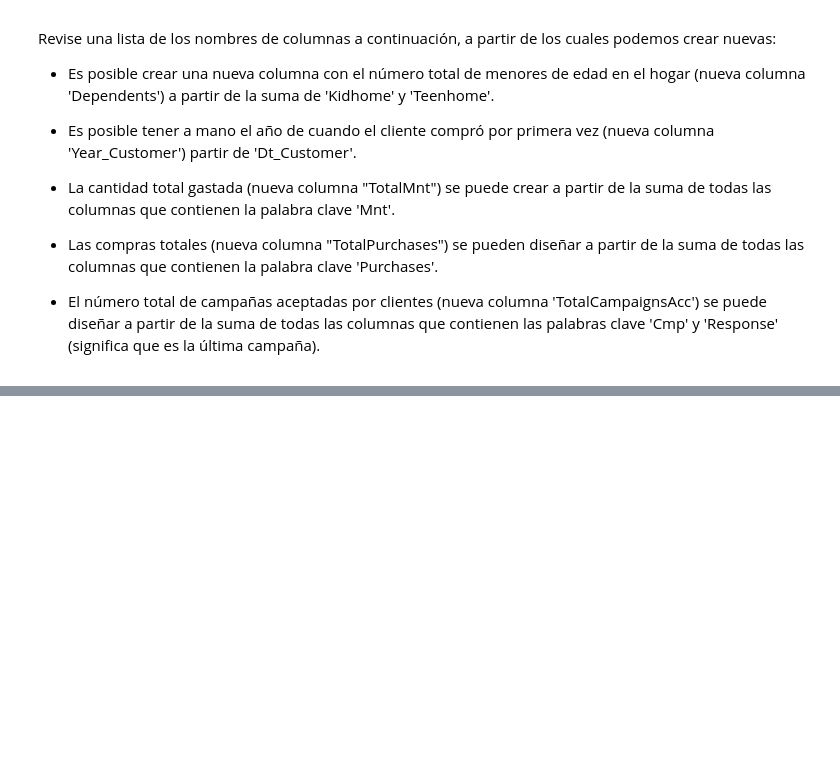
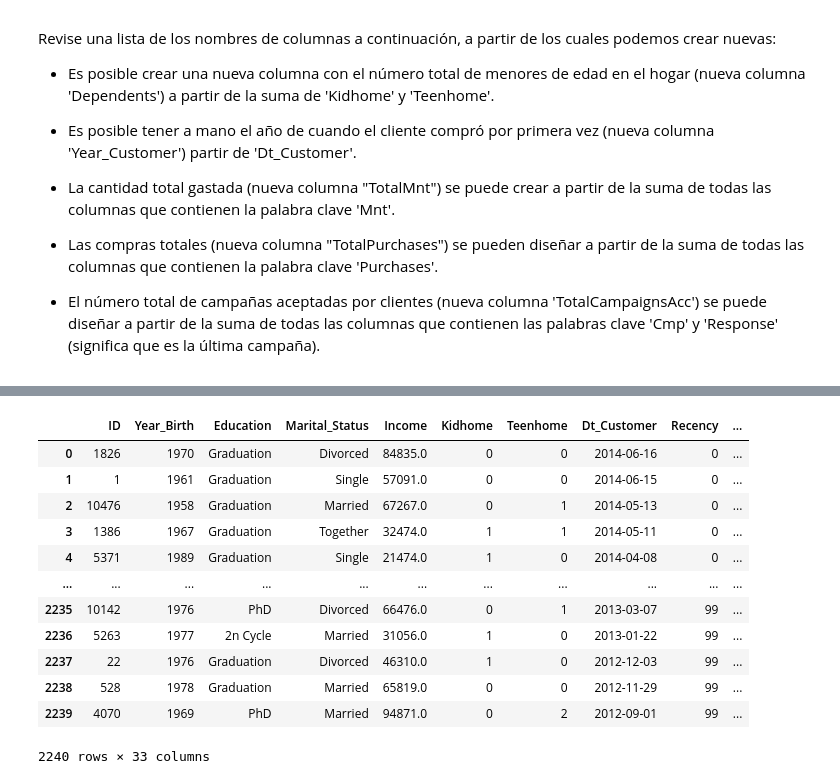
Before and after one commit to JaimeVecina/Ejercicio_2_proyecto, a Jupyter notebook: Ejercicio_Datos_Marketing.ipynb, the cells around one changed output, grey strips where cells are left out. Drawn from its saved outputs; the diff is of its cells as text; code cells hidden in the pictures; blank space fills up the shorter version.

```diff
--- a/Ejercicio_Datos_Marketing.ipynb
+++ b/Ejercicio_Datos_Marketing.ipynb
@@ -279,0 +402,3 @@ Revise una lista de los nombres de columnas a continuación, a partir de los cua
+# %%
+df['Year_Customer'] = df.groupby('ID')['Dt_Customer'].transform('first').dt.year
+# Agrupamos las columnas ID y DT_Customer y usamos transform(first) para el año de su primera compra.
@@ -279,0 +422,2 @@ Revise una lista de los nombres de columnas a continuación, a partir de los cua
+# %%
+df['TotalMnt'] = df.filter(like='Mnt').sum(axis=1) # Filtramos por la palabra clave Mnt y añadimos la nueva columna
@@ -279,0 +441,3 @@ Revise una lista de los nombres de columnas a continuación, a partir de los cua
+# %%
+df['TotalPurchases'] = df.filter(like='Purchases').sum(axis=1)
+# Como en la anterior, filtramos por la palabra clave Mnt y añadimos la nueva columna
@@ -279,0 +461,3 @@ Revise una lista de los nombres de columnas a continuación, a partir de los cua
+# %%
+df['TotalCampaignsAcc'] = df.filter(like='Cmp' ).sum(axis=1) + df['Response']
+# En este caso hacemos el filtro primero de las palabras clave y luego lo sumamos a la columna Response
@@ -279,0 +479,16 @@ Revise una lista de los nombres de columnas a continuación, a partir de los cua
+# %%
+df
+# %% [output]
+|  | ID | Year_Birth | Education | Marital_Status | Income | Kidhome | Teenhome | Dt_Customer | Recency | ... |
+| 0 | 1826 | 1970 | Graduation | Divorced | 84835.0 | 0 | 0 | 2014-06-16 | 0 | ... |
+| 1 | 1 | 1961 | Graduation | Single | 57091.0 | 0 | 0 | 2014-06-15 | 0 | ... |
+| 2 | 10476 | 1958 | Graduation | Married | 67267.0 | 0 | 1 | 2014-05-13 | 0 | ... |
+| 3 | 1386 | 1967 | Graduation | Together | 32474.0 | 1 | 1 | 2014-05-11 | 0 | ... |
+| 4 | 5371 | 1989 | Graduation | Single | 21474.0 | 1 | 0 | 2014-04-08 | 0 | ... |
+| ... | ... | ... | ... | ... | ... | ... | ... | ... | ... | ... |
+| 2235 | 10142 | 1976 | PhD | Divorced | 66476.0 | 0 | 1 | 2013-03-07 | 99 | ... |
+| 2236 | 5263 | 1977 | 2n Cycle | Married | 31056.0 | 1 | 0 | 2013-01-22 | 99 | ... |
+| 2237 | 22 | 1976 | Graduation | Divorced | 46310.0 | 1 | 0 | 2012-12-03 | 99 | ... |
+| 2238 | 528 | 1978 | Graduation | Married | 65819.0 | 0 | 0 | 2012-11-29 | 99 | ... |
+| 2239 | 4070 | 1969 | PhD | Married | 94871.0 | 0 | 2 | 2012-09-01 | 99 | ... |
+2240 rows × 33 columns
```
Also changed, not shown: parts of 20 cells of this notebook.
